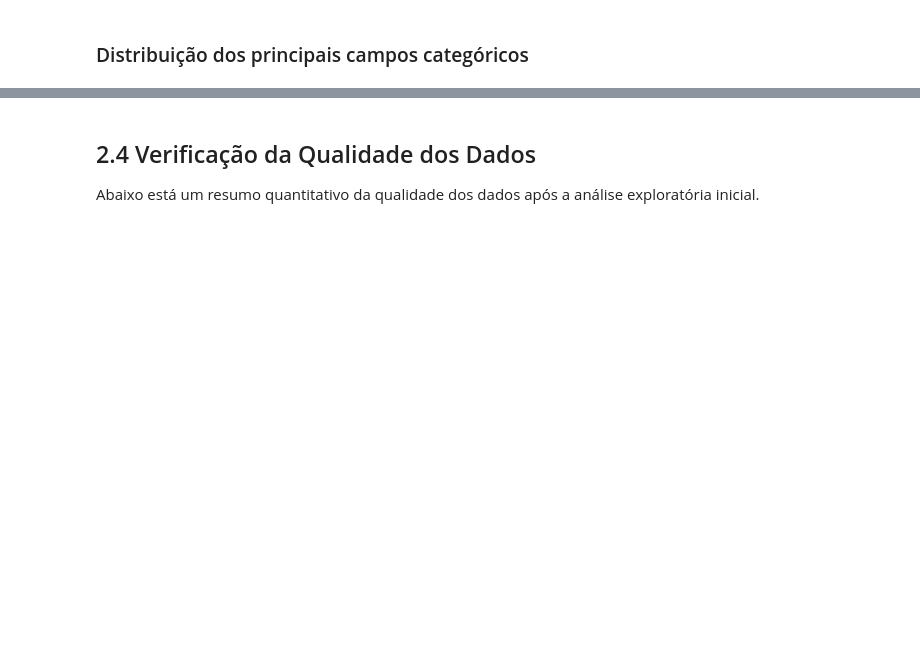
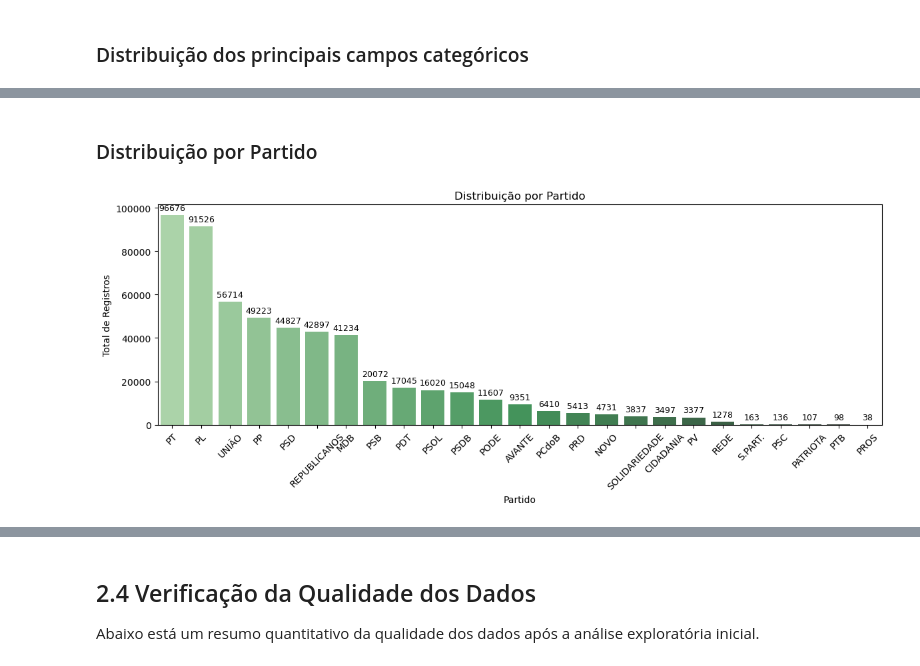
Before and after one commit to paulolmachado/ProjetoFinalCeub, a Jupyter notebook: Projeto_Final.ipynb, the cells around one changed output, grey strips where cells are left out. Saved outputs shown, nothing was run; the diff lists cells and outputs as text; code cells hidden in the pictures; blank space fills up the shorter version.

```diff
--- a/Projeto_Final.ipynb
+++ b/Projeto_Final.ipynb
@@ -268,19 +351,22 @@ plt.show()
 # %%
 # Partido
 partido_counts = df_completo['sgPartido'].value_counts().reset_index()
 partido_counts.columns = ['Partido', 'Total de Registros']
 display(Markdown("### Distribuição por Partido"))
 plt.figure(figsize=(12,5))
-ax2 = sns.barplot(data=partido_counts, x='Partido', y='Total de Registros', palette='Greens_d', legend=False, hue='Partido')
+ax2 = sns.barplot(data=partido_counts, x='Partido', y='Total de Registros', palette='Greens_d')
 plt.title('Distribuição por Partido')
 plt.xlabel('Partido')
 plt.ylabel('Total de Registros')
 plt.xticks(rotation=45)
 for p in ax2.patches:
     ax2.annotate(f'{int(p.get_height())}', (p.get_x() + p.get_width() / 2., p.get_height()),
                  ha='center', va='bottom', fontsize=9, color='black', xytext=(0, 3), textcoords='offset points')
 plt.tight_layout()
 plt.show()
+# %% [output]
+### Distribuição por Partido
+[figure, added]
 # %%
 # Tipo de Despesa
 despesa_counts = df_completo['txtDescricao'].value_counts().reset_index()
```
Also changed, not shown: parts of 33 cells of this notebook, 9 other files.
